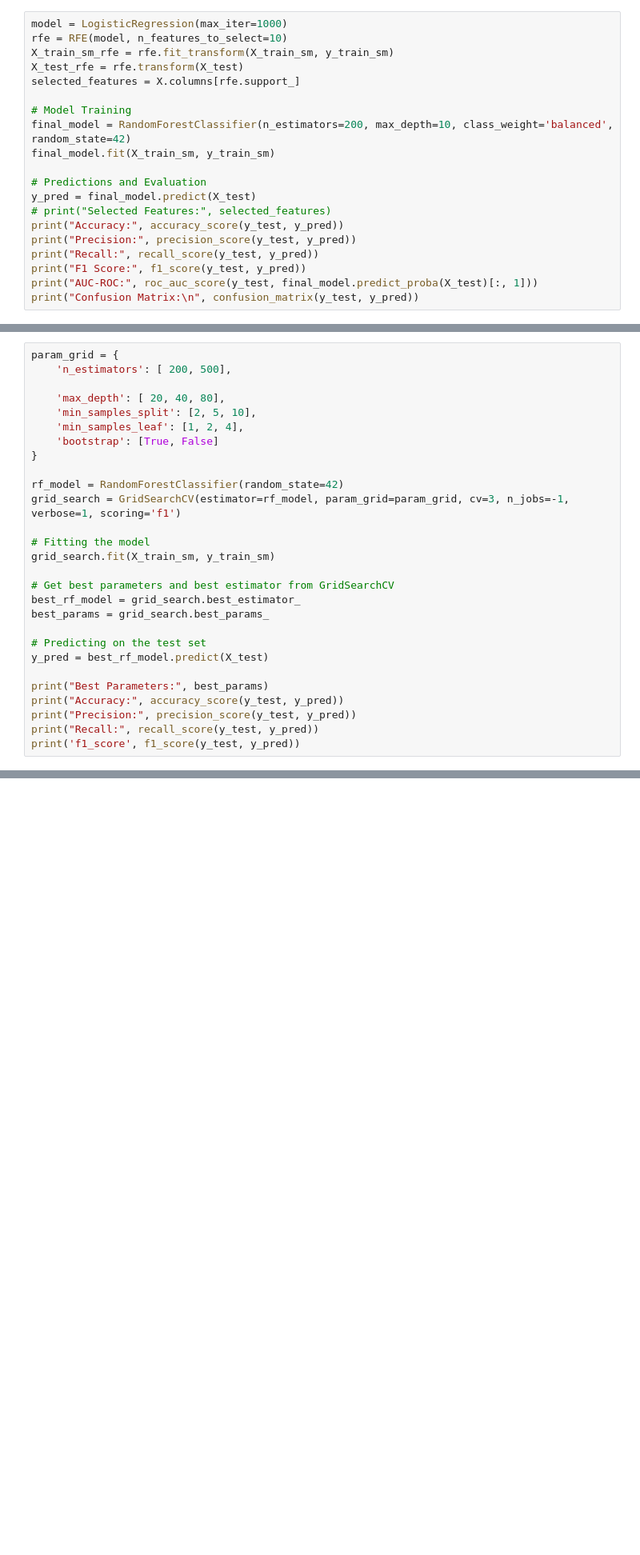
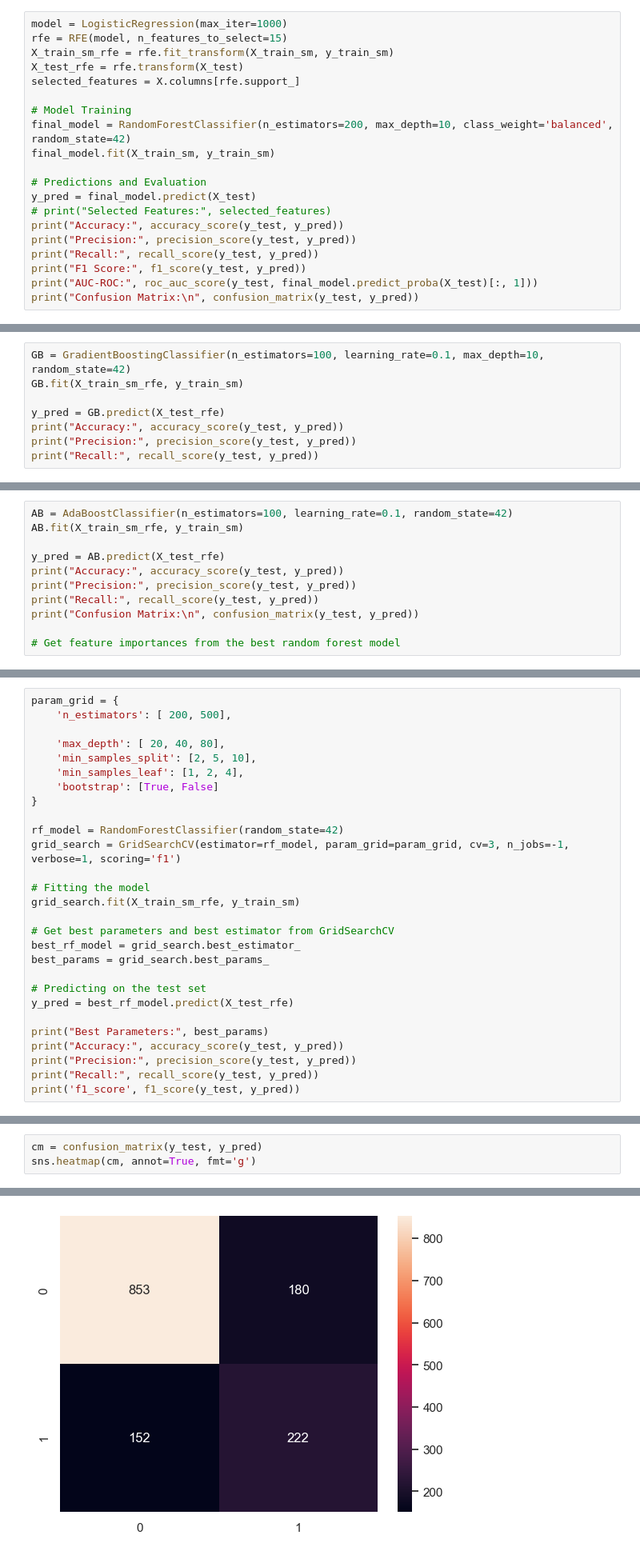
Before and after one commit to Nkjha12/Churn-Prediction, a Jupyter notebook: TCL_assignment.ipynb, the cells around one changed output, grey strips where cells are left out. Shown at 80% size. Saved outputs shown, nothing was run; the diff lists cells and outputs as text; blank space fills up the shorter version.

```diff
--- a/TCL_assignment.ipynb
+++ b/TCL_assignment.ipynb
@@ -400,6 +365,6 @@ from sklearn.feature_selection import RFE
 # %%
 model = LogisticRegression(max_iter=1000)
-rfe = RFE(model, n_features_to_select=10)
+rfe = RFE(model, n_features_to_select=15)
 X_train_sm_rfe = rfe.fit_transform(X_train_sm, y_train_sm)
 X_test_rfe = rfe.transform(X_test)
 selected_features = X.columns[rfe.support_]
@@ -440,0 +408,8 @@ Recall: 0.6657754010695187
+# %%
+GB = GradientBoostingClassifier(n_estimators=100, learning_rate=0.1, max_depth=10, random_state=42)
+GB.fit(X_train_sm_rfe, y_train_sm)
+
+y_pred = GB.predict(X_test_rfe)
+print("Accuracy:", accuracy_score(y_test, y_pred))
+print("Precision:", precision_score(y_test, y_pred))
+print("Recall:", recall_score(y_test, y_pred))
@@ -440,0 +420,11 @@ Recall: 0.6657754010695187
+# %%
+AB = AdaBoostClassifier(n_estimators=100, learning_rate=0.1, random_state=42)
+AB.fit(X_train_sm_rfe, y_train_sm)
+
+y_pred = AB.predict(X_test_rfe)
+print("Accuracy:", accuracy_score(y_test, y_pred))
+print("Precision:", precision_score(y_test, y_pred))
+print("Recall:", recall_score(y_test, y_pred))
+print("Confusion Matrix:\n", confusion_matrix(y_test, y_pred))
+
+# Get feature importances from the best random forest model
@@ -452,14 +451,14 @@ rf_model = RandomForestClassifier(random_state=42)
 grid_search = GridSearchCV(estimator=rf_model, param_grid=param_grid, cv=3, n_jobs=-1, verbose=1, scoring='f1')
 
 # Fitting the model
-grid_search.fit(X_train_sm, y_train_sm)
+grid_search.fit(X_train_sm_rfe, y_train_sm)
 
 # Get best parameters and best estimator from GridSearchCV
 best_rf_model = grid_search.best_estimator_
 best_params = grid_search.best_params_
 
 # Predicting on the test set
-y_pred = best_rf_model.predict(X_test)
+y_pred = best_rf_model.predict(X_test_rfe)
 
 print("Best Parameters:", best_params)
 print("Accuracy:", accuracy_score(y_test, y_pred))
@@ -477,0 +475,4 @@ from sklearn.ensemble import GradientBoostingClassifier
+# %%
+cm = confusion_matrix(y_test, y_pred)
+sns.heatmap(cm, annot=True, fmt='g')
+# %% [output]
@@ -478 +480,2 @@ from sklearn.ensemble import GradientBoostingClassifier
+[figure, added]
 # %%
```
Also changed, not shown: parts of 42 cells of this notebook, 1 other file.
